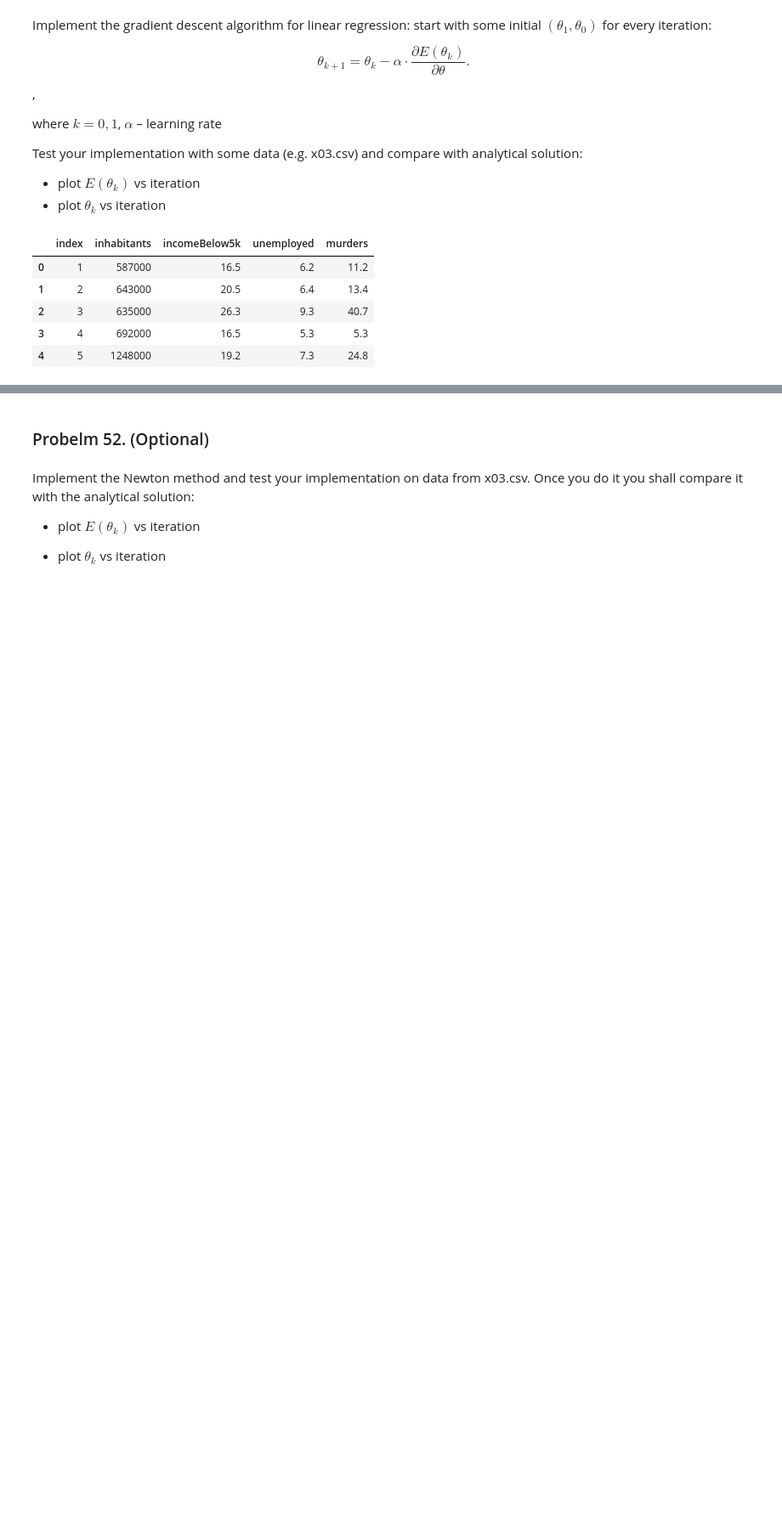
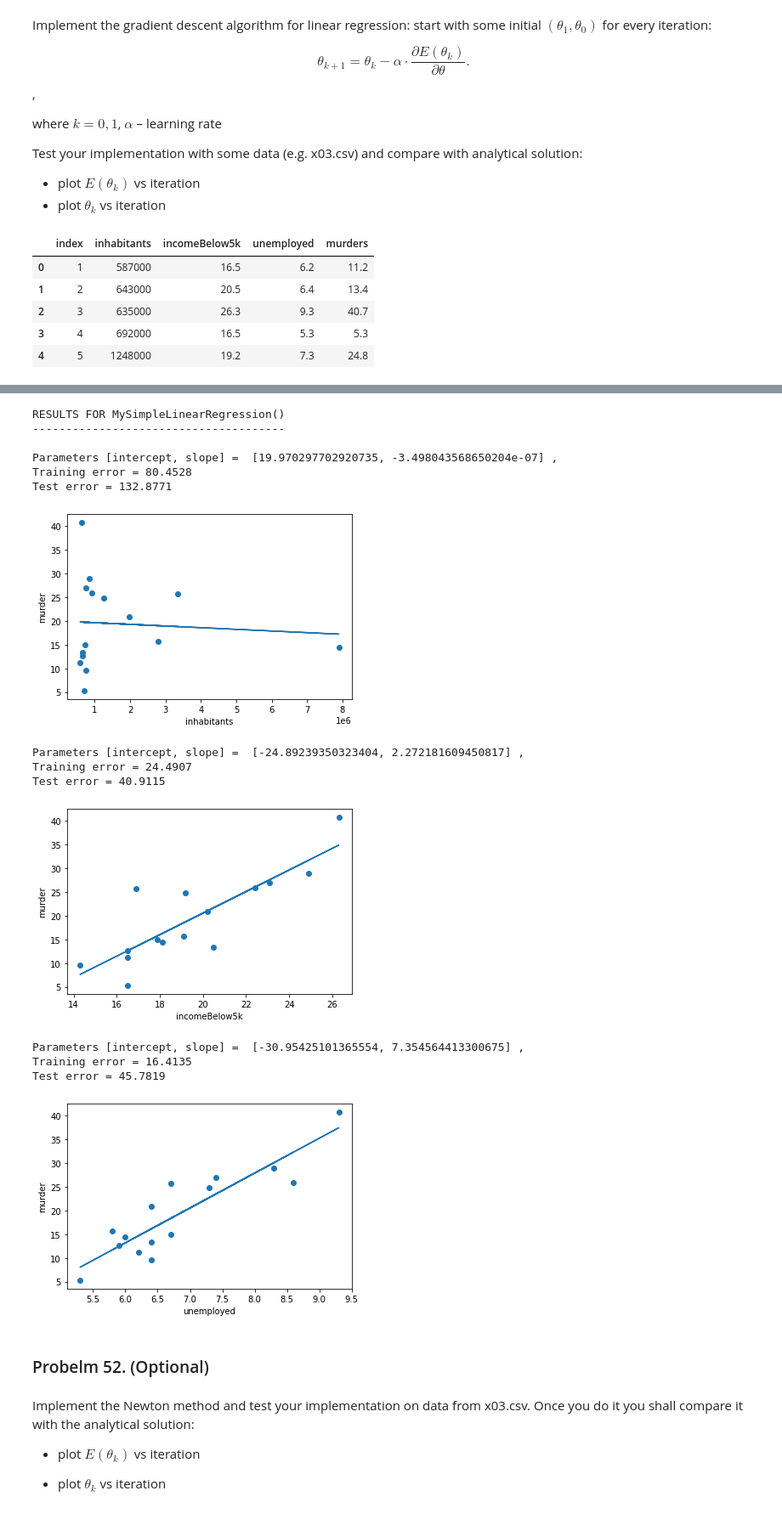
Before and after one commit to kmiec96/Modern-data-science, a Jupyter notebook: ML2021_set8.ipynb, the cells around one changed output, grey strips where cells are left out. Shown at 85% size. Saved outputs shown, nothing was run; the diff lists cells and outputs as text; code cells hidden in the pictures; blank space fills up the shorter version.

```diff
--- a/ML2021_set8.ipynb
+++ b/ML2021_set8.ipynb
@@ -143,17 +231,31 @@ def plotData_sklearn(data1, data2, test1, test2, names):
     test1 = np.array(test1).reshape(-1, 1).reshape(len(test1),1)
     test2 = np.array(test2).reshape(-1, 1).reshape(len(test2),1)
 
+    #data normalisation for fit
+    min_x, max_x = np.min(data1), np.max(data1)
+    min_y, max_y = np.min(data2), np.max(data2)
+
+    data11=(data1-min_x)/(max_x-min_x)
+    data22=(data2-min_y)/(max_y-min_y)
+
     #model fitting
-    model = LinearRegression().fit(np.array(data1), np.array(data2))
+    model = LinearRegression().fit(np.array(data11), np.array(data22))
 
-    print("Parameters [intercept, slope] = ","[",model.intercept_[0],model.coef_[0,0],"],")
-    ypred = model.predict(data1)
+    b=model.intercept_[0]
+    m=model.coef_[0,0]
+
+    #data de-normalisation for printing
+    m=m*(max_y-min_y)/(max_x-min_x)
+    b=b*(max_y-min_y)+min_y-m*min_x
+
+    print("Parameters [intercept, slope] = ","[", b, m,"],")
+    ypred = m*data1+b
 
     #Training error
     print("Training error = {:.4f}".format(mean_squared_error(data2, ypred)))
 
     #Test error
-    ytest = model.predict(np.array(test1))
+    ytest = m*test1+b
     print("Test error = {:.4f}".format(mean_squared_error(test2,ytest)))
 
     #plot the best line and data
@@ -162,3 +264,5 @@ def plotData_sklearn(data1, data2, test1, test2, names):
     plt.xlabel(names)
     plt.ylabel('murder')
     plt.show()
+
+print("done")
@@ -233,3 +317,26 @@ print("\nDONE")
+# %%
+print("RESULTS FOR MySimpleLinearRegression()")
+print("--------------------------------------\n")
+
+names, datas, murder, test_sets, test_murder = loadData(FILE_NAME)
+for i,d in enumerate(datas):
+    plotData_grad_descent(d.tolist(), murder.tolist(), test_sets[i].tolist(), test_murder.tolist(), names[i])
+# %% [output]
+RESULTS FOR MySimpleLinearRegression()
+--------------------------------------
+
+Parameters [intercept, slope] =  [19.970297702920735, -3.498043568650204e-07] ,
+Training error = 80.4528
+Test error = 132.8771
+[figure, added]
+Parameters [intercept, slope] =  [-24.89239350323404, 2.272181609450817] ,
+Training error = 24.4907
+Test error = 40.9115
+[figure, added]
+Parameters [intercept, slope] =  [-30.95425101365554, 7.354564413300675] ,
+Training error = 16.4135
+Test error = 45.7819
+[figure, added]
 # %%
 def naive_Newton(f, dfdx, x, eps):
     while abs(f(x)) > eps:
```
Also changed, not shown: parts of 10 cells of this notebook.
